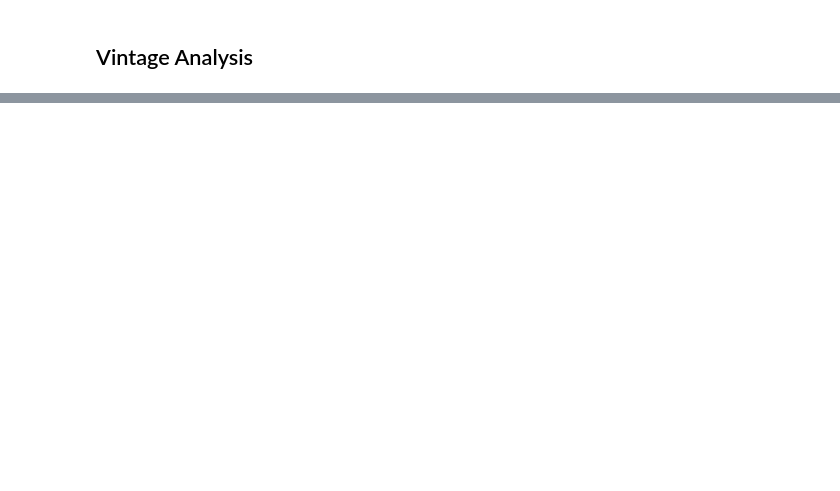
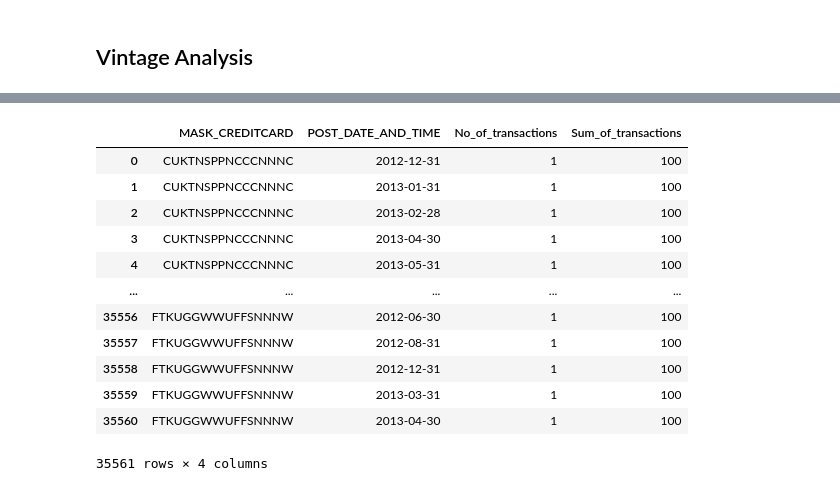
Before and after one commit to Shruti-codes-ml/B-Score, a Jupyter notebook: ShrutiPathak_Assignment1.ipynb, the cells around one changed output, grey strips where cells are left out. Cells and saved outputs as stored; diff of their text form; code cells hidden in the pictures; blank space fills up the shorter version.

```diff
--- a/ShrutiPathak_Assignment1.ipynb
+++ b/ShrutiPathak_Assignment1.ipynb
@@ -508,0 +442,30 @@ plt.show()
+# %%
+#process late fees
+latefees_data = transaction_data.copy()
+latefees_data['POST_DATE_AND_TIME'] = (latefees_data['POST_DATE_AND_TIME'] - pd.DateOffset(months=1)) + pd.offsets.MonthEnd(0)
+
+filtered_data = latefees_data[
+    ((latefees_data['TRANS_DESCRIPTION'] == 'Late Payment Charges')) &
+    (latefees_data['REVERSAL_FLAG'] == 'N')
+]
+
+latefees_values = filtered_data.groupby(['MASK_CREDITCARD','POST_DATE_AND_TIME']).agg(
+    No_of_transactions=('AMOUNT_IN_LCY', 'size'),  # Count the number of transactions
+    Sum_of_transactions=('AMOUNT_IN_LCY', 'sum')  # Sum the transaction amounts
+).reset_index()
+
+latefees_values
+# %% [output]
+|  | MASK_CREDITCARD | POST_DATE_AND_TIME | No_of_transactions | Sum_of_transactions |
+| 0 | CUKTNSPPNCCCNNNC | 2012-12-31 | 1 | 100 |
+| 1 | CUKTNSPPNCCCNNNC | 2013-01-31 | 1 | 100 |
+| 2 | CUKTNSPPNCCCNNNC | 2013-02-28 | 1 | 100 |
+| 3 | CUKTNSPPNCCCNNNC | 2013-04-30 | 1 | 100 |
+| 4 | CUKTNSPPNCCCNNNC | 2013-05-31 | 1 | 100 |
+| ... | ... | ... | ... | ... |
+| 35556 | FTKUGGWWUFFSNNNW | 2012-06-30 | 1 | 100 |
+| 35557 | FTKUGGWWUFFSNNNW | 2012-08-31 | 1 | 100 |
+| 35558 | FTKUGGWWUFFSNNNW | 2012-12-31 | 1 | 100 |
+| 35559 | FTKUGGWWUFFSNNNW | 2013-03-31 | 1 | 100 |
+| 35560 | FTKUGGWWUFFSNNNW | 2013-04-30 | 1 | 100 |
+35561 rows × 4 columns
```
Also changed, not shown: parts of 51 cells of this notebook, 8 other files.
